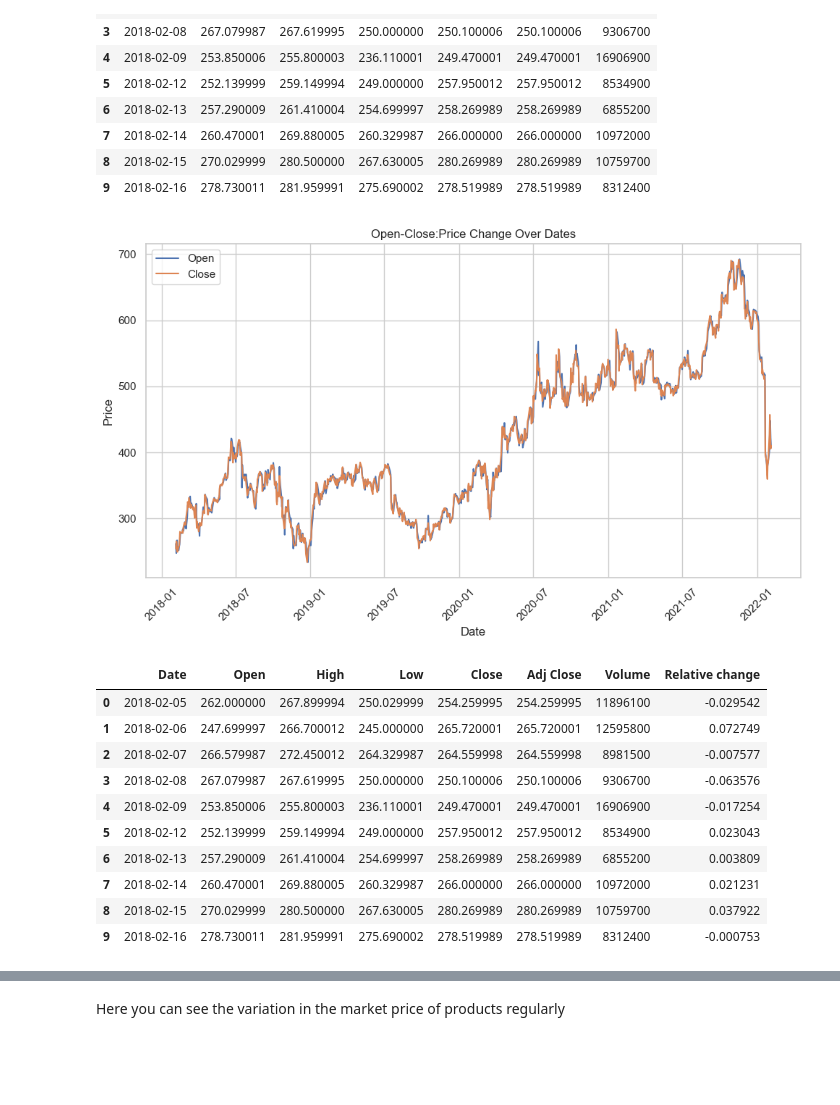
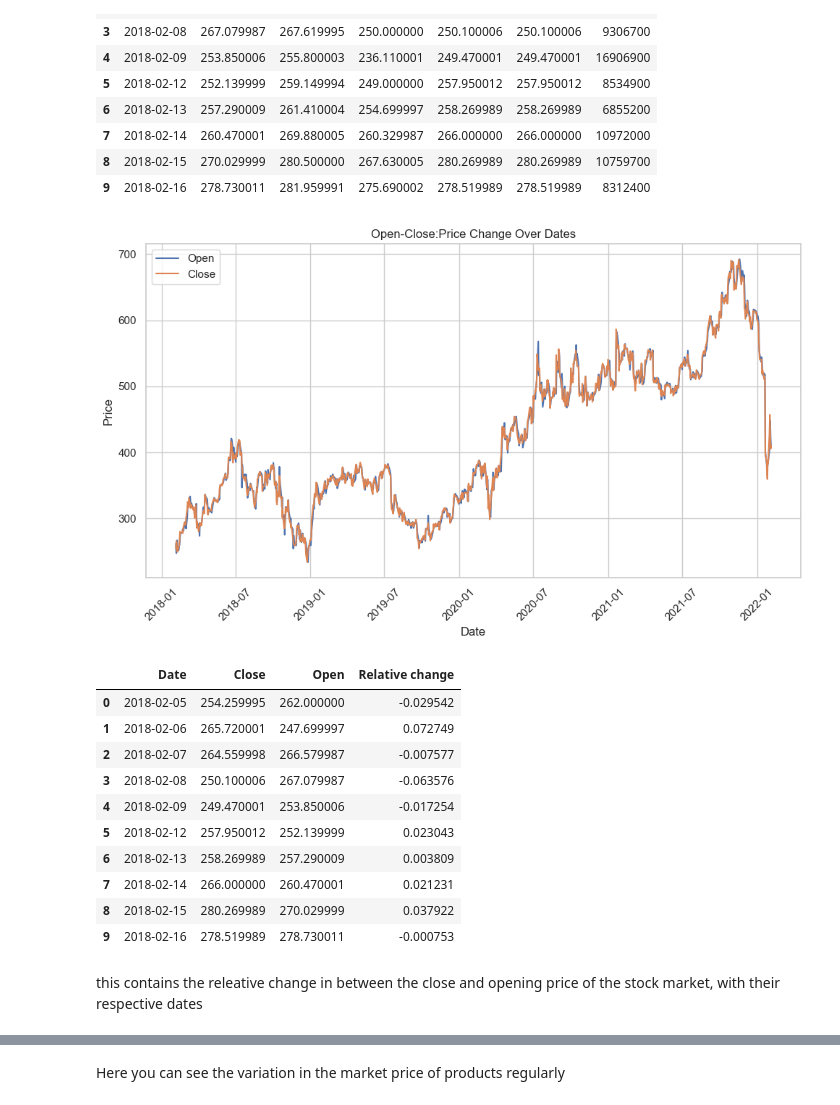
Before and after one commit to Shekhawat34/Corizo_Live_Projects, a Jupyter notebook: stock_price_prediction.ipynb, the cells around one changed output, grey strips where cells are left out. Cells and saved outputs as stored; diff of their text form; code cells hidden in the pictures; blank space fills up the shorter version.

```diff
--- a/stock_price_prediction.ipynb
+++ b/stock_price_prediction.ipynb
@@ -39,37 +39,39 @@ stock_market.head(10)
 # %%
 sns.set_theme(style="whitegrid")
 open_close_price_relation=pd.DataFrame(stock_market)
 open_close_price_relation["Date"]=pd.to_datetime(open_close_price_relation["Date"])
 open_close_price_relation=open_close_price_relation.sort_values("Date")
 open_close_price_relation["Relative change"]=(open_close_price_relation["Close"]-open_close_price_relation["Open"])/open_close_price_relation["Open"]
 plt.figure(figsize=(10,6))
 plt.plot(open_close_price_relation["Date"],open_close_price_relation["Open"],marker="",label="Open",linestyle="-")
 plt.plot(open_close_price_relation['Date'], open_close_price_relation['Close'], marker='', label='Close', linestyle='-')
 
 plt.xlabel('Date')
 plt.ylabel('Price')
 plt.title('Open-Close:Price Change Over Dates')
 plt.legend()
 plt.grid(True)
 
 plt.xticks(rotation=45)
 plt.tight_layout()
 
 plt.show()
-open_close_price_relation.head(10)
+open_close_price_relation[["Date","Close",'Open','Relative change']].head(10)
 # %% [output]
 [figure]
-|  | Date | Open | High | Low | Close | Adj Close | Volume | Relative change |
-| 0 | 2018-02-05 | 262.000000 | 267.899994 | 250.029999 | 254.259995 | 254.259995 | 11896100 | -0.029542 |
-| 1 | 2018-02-06 | 247.699997 | 266.700012 | 245.000000 | 265.720001 | 265.720001 | 12595800 | 0.072749 |
-| 2 | 2018-02-07 | 266.579987 | 272.450012 | 264.329987 | 264.559998 | 264.559998 | 8981500 | -0.007577 |
-| 3 | 2018-02-08 | 267.079987 | 267.619995 | 250.000000 | 250.100006 | 250.100006 | 9306700 | -0.063576 |
-| 4 | 2018-02-09 | 253.850006 | 255.800003 | 236.110001 | 249.470001 | 249.470001 | 16906900 | -0.017254 |
-| 5 | 2018-02-12 | 252.139999 | 259.149994 | 249.000000 | 257.950012 | 257.950012 | 8534900 | 0.023043 |
-| 6 | 2018-02-13 | 257.290009 | 261.410004 | 254.699997 | 258.269989 | 258.269989 | 6855200 | 0.003809 |
-| 7 | 2018-02-14 | 260.470001 | 269.880005 | 260.329987 | 266.000000 | 266.000000 | 10972000 | 0.021231 |
-| 8 | 2018-02-15 | 270.029999 | 280.500000 | 267.630005 | 280.269989 | 280.269989 | 10759700 | 0.037922 |
-| 9 | 2018-02-16 | 278.730011 | 281.959991 | 275.690002 | 278.519989 | 278.519989 | 8312400 | -0.000753 |
+|  | Date | Close | Open | Relative change |
+| 0 | 2018-02-05 | 254.259995 | 262.000000 | -0.029542 |
+| 1 | 2018-02-06 | 265.720001 | 247.699997 | 0.072749 |
+| 2 | 2018-02-07 | 264.559998 | 266.579987 | -0.007577 |
+| 3 | 2018-02-08 | 250.100006 | 267.079987 | -0.063576 |
+| 4 | 2018-02-09 | 249.470001 | 253.850006 | -0.017254 |
+| 5 | 2018-02-12 | 257.950012 | 252.139999 | 0.023043 |
+| 6 | 2018-02-13 | 258.269989 | 257.290009 | 0.003809 |
+| 7 | 2018-02-14 | 266.000000 | 260.470001 | 0.021231 |
+| 8 | 2018-02-15 | 280.269989 | 270.029999 | 0.037922 |
+| 9 | 2018-02-16 | 278.519989 | 278.730011 | -0.000753 |
+# %% [markdown]
+this contains the releative change in between the close and opening price of the stock market, with their respective dates
 # %%
 sns.set_theme(style="whitegrid")
 low_high_price_relation=pd.DataFrame(stock_market)
```
Also changed, not shown: parts of 5 cells of this notebook.
